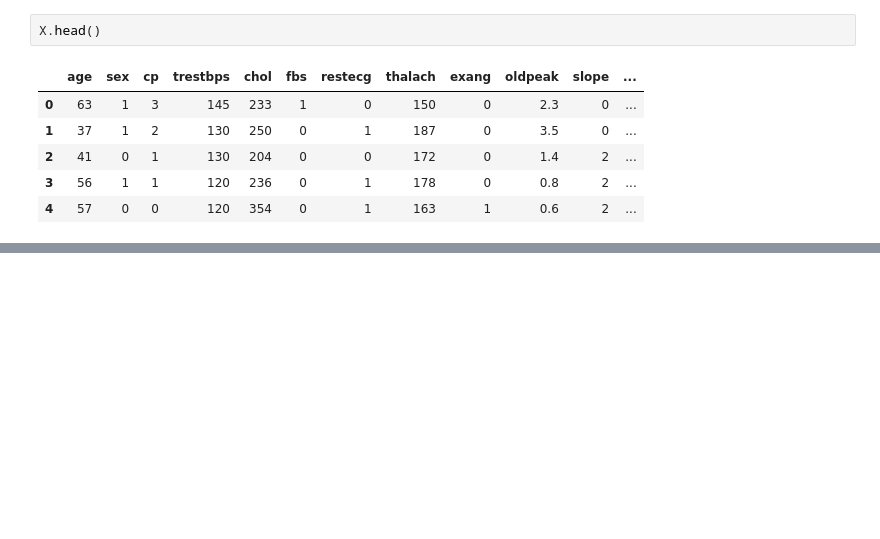
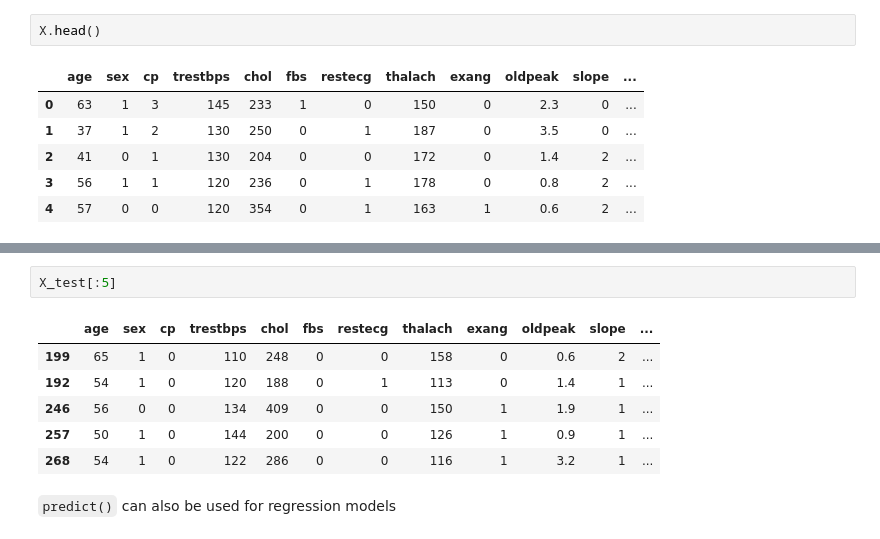
Before and after one commit to koulkoudakis/sklearn-practice, a Jupyter notebook: sklearn-practice.ipynb, the cells around one changed output, grey strips where cells are left out. Drawn from its saved outputs; the diff is of its cells as text; blank space fills up the shorter version.

```diff
--- a/sklearn-practice.ipynb
+++ b/sklearn-practice.ipynb
@@ -880,0 +946,11 @@ X.head()
+# %%
+X_test[:5]
+# %% [output]
+|  | age | sex | cp | trestbps | chol | fbs | restecg | thalach | exang | oldpeak | slope | ... |
+| 199 | 65 | 1 | 0 | 110 | 248 | 0 | 0 | 158 | 0 | 0.6 | 2 | ... |
+| 192 | 54 | 1 | 0 | 120 | 188 | 0 | 1 | 113 | 0 | 1.4 | 1 | ... |
+| 246 | 56 | 0 | 0 | 134 | 409 | 0 | 0 | 150 | 1 | 1.9 | 1 | ... |
+| 257 | 50 | 1 | 0 | 144 | 200 | 0 | 0 | 126 | 1 | 0.9 | 1 | ... |
+| 268 | 54 | 1 | 0 | 122 | 286 | 0 | 0 | 116 | 1 | 3.2 | 1 | ... |
+# %% [markdown]
+`predict()` can also be used for regression models
```
Also changed, not shown: parts of 23 cells of this notebook, 1 other file.
